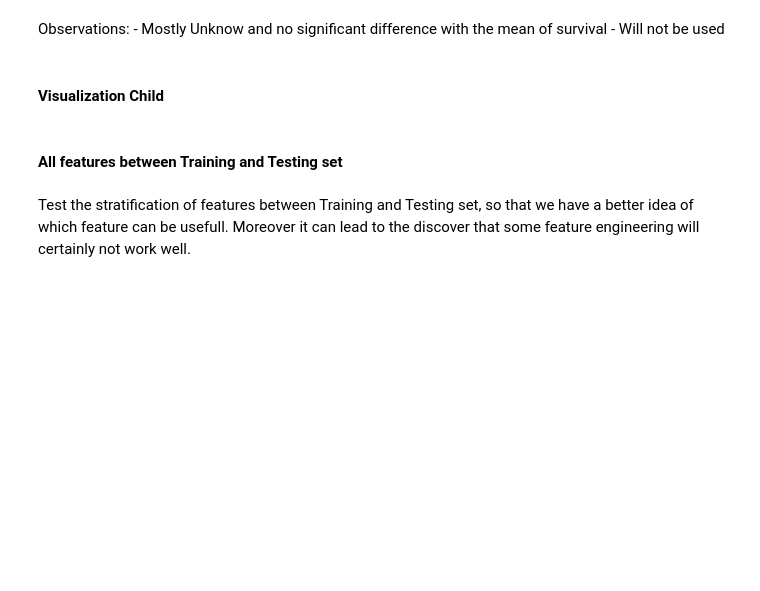
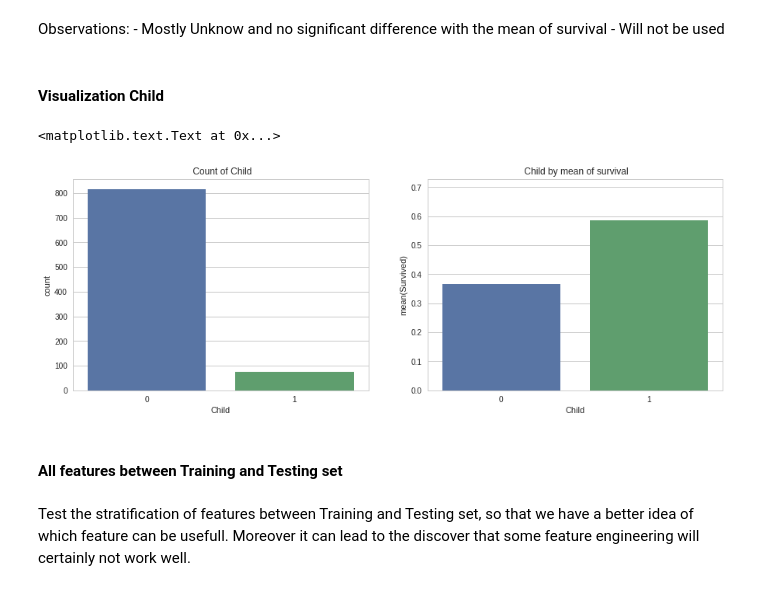
Before and after one commit to Jules-Diez/Personal-examples, a Jupyter notebook: My Titanic.ipynb, the cells around one changed output. Saved outputs shown, nothing was run; the diff lists cells and outputs as text; code cells hidden in the pictures; blank space fills up the shorter version.

```diff
--- a/My Titanic.ipynb
+++ b/My Titanic.ipynb
@@ -652,11 +815,14 @@ Observations:
 # %%
 fig6, (axis1,axis2) = plt.subplots(1,2,figsize=(15,5))
 # Plot Child
 sns.countplot(df_train['Child'],ax=axis1)
-axis1.set_title(" Hist and kde of Name_Length")
+axis1.set_title(" Count of Child")
 # Plot Child by mean of survival
 sns.barplot(x='Child', y='Survived', data=df_train,errwidth=0,ax=axis2)
-axis2.set_title(" Name_Length by mean of survival")
+axis2.set_title(" Child by mean of survival")
+# %% [output]
+<matplotlib.text.Text at 0x...>
+[figure, added]
 # %% [markdown]
 #### All features between Training and Testing set
 # %% [markdown]
```
Also changed, not shown: parts of 43 cells of this notebook.
